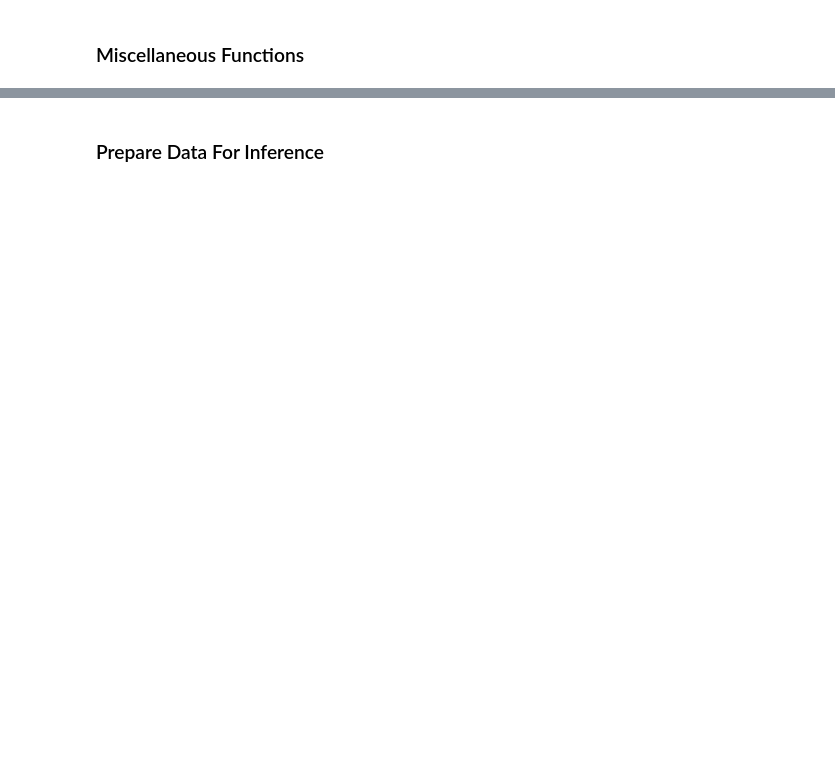
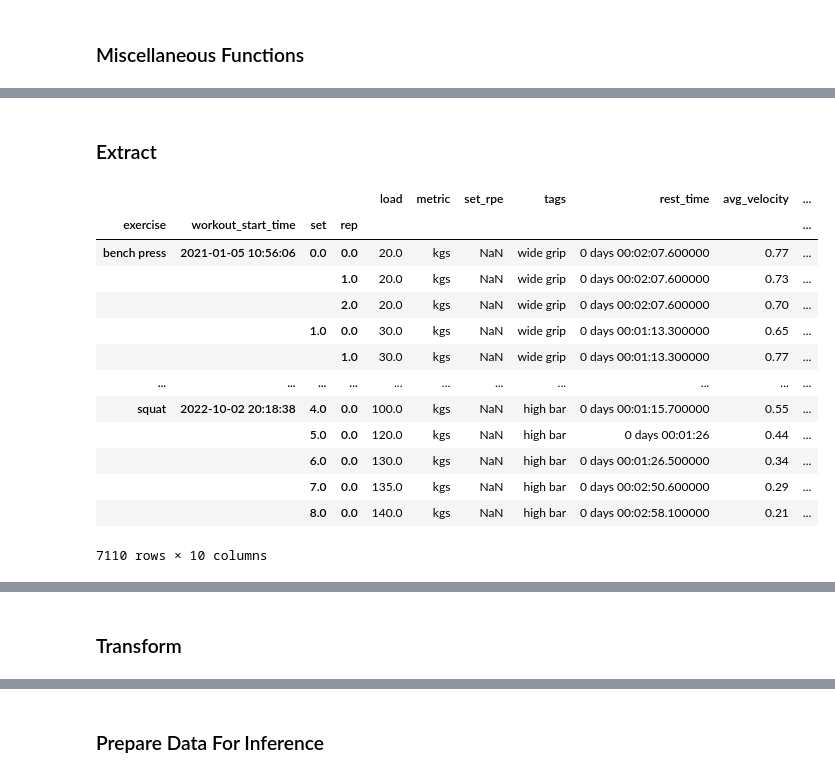
Before and after one commit to mattiasthalen/Bayesian-Velocity-Profiling, a Jupyter notebook: Bayesian_Velocity_Profiling.ipynb, the cells around one changed output, grey strips where cells are left out. Drawn from its saved outputs; the diff is of its cells as text; code cells hidden in the pictures; blank space fills up the shorter version.

```diff
--- a/Bayesian_Velocity_Profiling.ipynb
+++ b/Bayesian_Velocity_Profiling.ipynb
@@ -706,0 +345,69 @@ time: 31.6 s (started: 2022-09-28 06:47:41 +00:00)
+# %% [markdown]
+### Extract
+# %%
+df = pd.read_csv(csv_path)
+
+df.columns = (df.columns
+                .str.lower()
+                .str.replace(' \(m/s\)', '')
+                .str.replace(' \(mm\)', '')
+                .str.replace(' \(sec\)', '')
+                .str.replace(' \(%\)', '')
+                .str.replace(' ', '_'))
+
+df.rename(columns = {'weight': 'load'}, inplace = True)
+
+df['workout_start_time'] = pd.to_datetime(df['workout_start_time'], format = '%d/%m/%Y, %H:%M:%S')
+
+df.dropna(subset = ['exercise'], inplace = True)
+df['rest_time'] = pd.to_timedelta(df['rest_time'])
+
+# Correct split session
+df['set'].mask((df['exercise'] == 'deadlift') & (df['workout_start_time'] == pd.to_datetime('2020-12-30 13:06:04')), df['set'] + 7, inplace = True)
+df.replace({'workout_start_time': pd.to_datetime('2020-12-30 13:06:04')}, pd.to_datetime('2020-12-30 12:53:09'), inplace = True)
+df.replace({'workout_start_time': pd.to_datetime('2021-01-07 11:50:22')}, pd.to_datetime('2021-01-07 11:20:07'), inplace = True)
+df.replace({'workout_start_time': pd.to_datetime('2021-06-10 12:02:22')}, pd.to_datetime('2021-06-10 11:56:31'), inplace = True)
+df.replace({'workout_start_time': pd.to_datetime('2021-06-14 12:06:00')}, pd.to_datetime('2021-06-14 11:57:50'), inplace = True)
+
+# Reindex sets & reps to counter bugs in the extract
+df['set'] = df.groupby(['exercise', 'workout_start_time'])['set'].apply(lambda x: (x != x.shift()).cumsum() - 1)
+df['rep'] = df.groupby(['exercise', 'workout_start_time', 'set']).cumcount()
+
+# Convert from , to . as decimal sign
+df['load'] = df['load'].str.replace(',', '.').astype('float')
+
+# Drop rows with tag fail
+fail_filter = df['tags'].str.contains('fail', na = False)
+df = df[~fail_filter]
+
+# Handle the case when a rep is split into two reps
+rep_split_filter = df['tags'].str.contains('rep split', na = False)
+
+rep_split_df = df[rep_split_filter].groupby(['exercise', 'workout_start_time', 'set', 'load', 'metric'])[['range_of_motion', 'duration_of_rep']].sum()
+rep_split_df['avg_velocity'] = rep_split_df['range_of_motion']/1000/rep_split_df['duration_of_rep']
+rep_split_df['rep'] = 0
+rep_split_df.reset_index(inplace = True)
+
+rep_split_df = rep_split_df.groupby(['exercise', 'workout_start_time', 'set', 'rep']).max()
+
+df = pd.concat([df[~rep_split_filter], rep_split_df])
+
+# Group to get multi index
+df = df.groupby(['exercise', 'workout_start_time', 'set', 'rep']).max()
+
+df
+# %% [output]
+|  |  |  |  | load | metric | set_rpe | tags | rest_time | avg_velocity | ... |
+| exercise | workout_start_time | set | rep |  |  |  |  |  |  | ... |
+| bench press | 2021-01-05 10:56:06 | 0.0 | 0.0 | 20.0 | kgs | NaN | wide grip | 0 days 00:02:07.600000 | 0.77 | ... |
+|  |  |  | 1.0 | 20.0 | kgs | NaN | wide grip | 0 days 00:02:07.600000 | 0.73 | ... |
+|  |  |  | 2.0 | 20.0 | kgs | NaN | wide grip | 0 days 00:02:07.600000 | 0.70 | ... |
+|  |  | 1.0 | 0.0 | 30.0 | kgs | NaN | wide grip | 0 days 00:01:13.300000 | 0.65 | ... |
+|  |  |  | 1.0 | 30.0 | kgs | NaN | wide grip | 0 days 00:01:13.300000 | 0.77 | ... |
+| ... | ... | ... | ... | ... | ... | ... | ... | ... | ... | ... |
+| squat | 2022-10-02 20:18:38 | 4.0 | 0.0 | 100.0 | kgs | NaN | high bar | 0 days 00:01:15.700000 | 0.55 | ... |
+|  |  | 5.0 | 0.0 | 120.0 | kgs | NaN | high bar | 0 days 00:01:26 | 0.44 | ... |
+|  |  | 6.0 | 0.0 | 130.0 | kgs | NaN | high bar | 0 days 00:01:26.500000 | 0.34 | ... |
+|  |  | 7.0 | 0.0 | 135.0 | kgs | NaN | high bar | 0 days 00:02:50.600000 | 0.29 | ... |
+|  |  | 8.0 | 0.0 | 140.0 | kgs | NaN | high bar | 0 days 00:02:58.100000 | 0.21 | ... |
+7110 rows × 10 columns
@@ -706,0 +415,2 @@ time: 31.6 s (started: 2022-09-28 06:47:41 +00:00)
+# %% [markdown]
+### Transform
```
Also changed, not shown: parts of 82 cells of this notebook.
